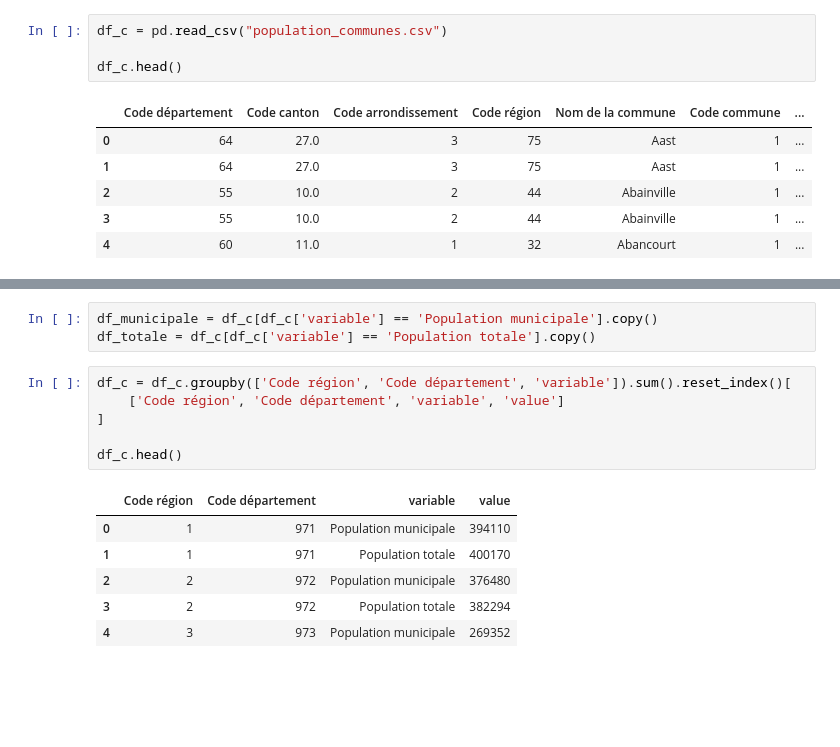
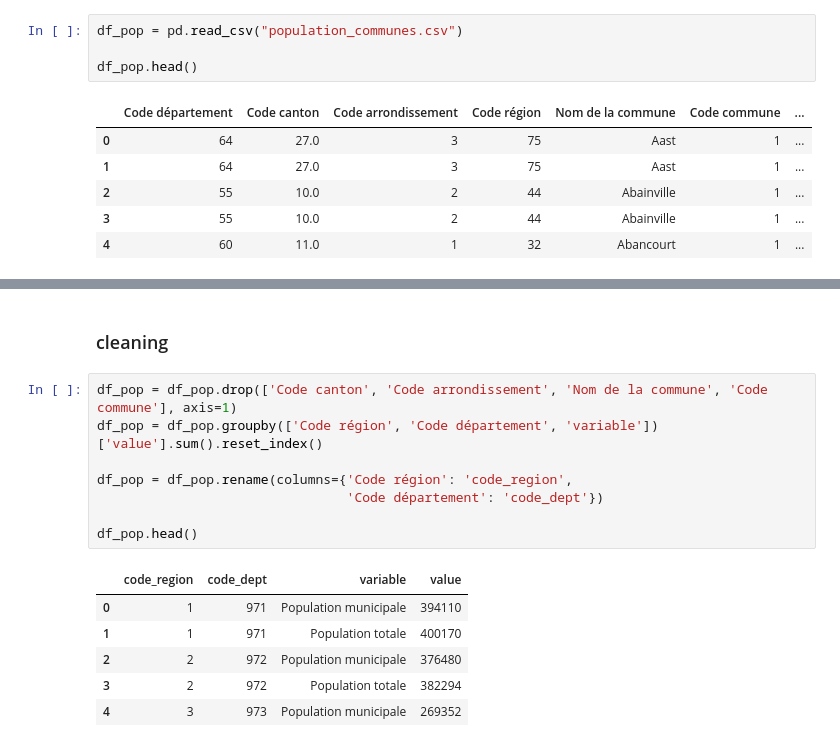
Before and after one commit to ms2020bgd/Thomas_Mensch, a Jupyter notebook: INFMDI721/lesson6/exo_cc.ipynb, the cells around one changed output, grey strips where cells are left out. Saved outputs shown, nothing was run; the diff lists cells and outputs as text; blank space fills up the shorter version.

```diff
--- a/INFMDI721/lesson6/exo_cc.ipynb
+++ b/INFMDI721/lesson6/exo_cc.ipynb
@@ -13,7 +15,7 @@ import pandas as pd
 # %%
-df_c = pd.read_csv("population_communes.csv")
+df_pop = pd.read_csv("population_communes.csv")
 
-df_c.head()
+df_pop.head()
 # %% [output]
 |  | Code département | Code canton | Code arrondissement | Code région | Nom de la commune | Code commune | ... |
 | 0 | 64 | 27.0 | 3 | 75 | Aast | 1 | ... |
@@ -33,17 +35,18 @@ df_d.head()
 | 2 | 43 | Haute-Loire | 5003.0 |
 | 3 | 13 | Bouches-du-Rhône | 5247.0 |
 | 4 | 47 | Lot-et-Garonne | 5385.0 |
-# %%
-df_municipale = df_c[df_c['variable'] == 'Population municipale'].copy()
-df_totale = df_c[df_c['variable'] == 'Population totale'].copy()
+# %% [markdown]
+### cleaning
 # %%
-df_c = df_c.groupby(['Code région', 'Code département', 'variable']).sum().reset_index()[
-    ['Code région', 'Code département', 'variable', 'value']
-]
+df_pop = df_pop.drop(['Code canton', 'Code arrondissement', 'Nom de la commune', 'Code commune'], axis=1)
+df_pop = df_pop.groupby(['Code région', 'Code département', 'variable'])['value'].sum().reset_index()
 
-df_c.head()
+df_pop = df_pop.rename(columns={'Code région': 'code_region',
+                                'Code département': 'code_dept'})
+
+df_pop.head()
 # %% [output]
-|  | Code région | Code département | variable | value |
+|  | code_region | code_dept | variable | value |
 | 0 | 1 | 971 | Population municipale | 394110 |
 | 1 | 1 | 971 | Population totale | 400170 |
 | 2 | 2 | 972 | Population municipale | 376480 |
```
Also changed, not shown: parts of 17 cells of this notebook.
